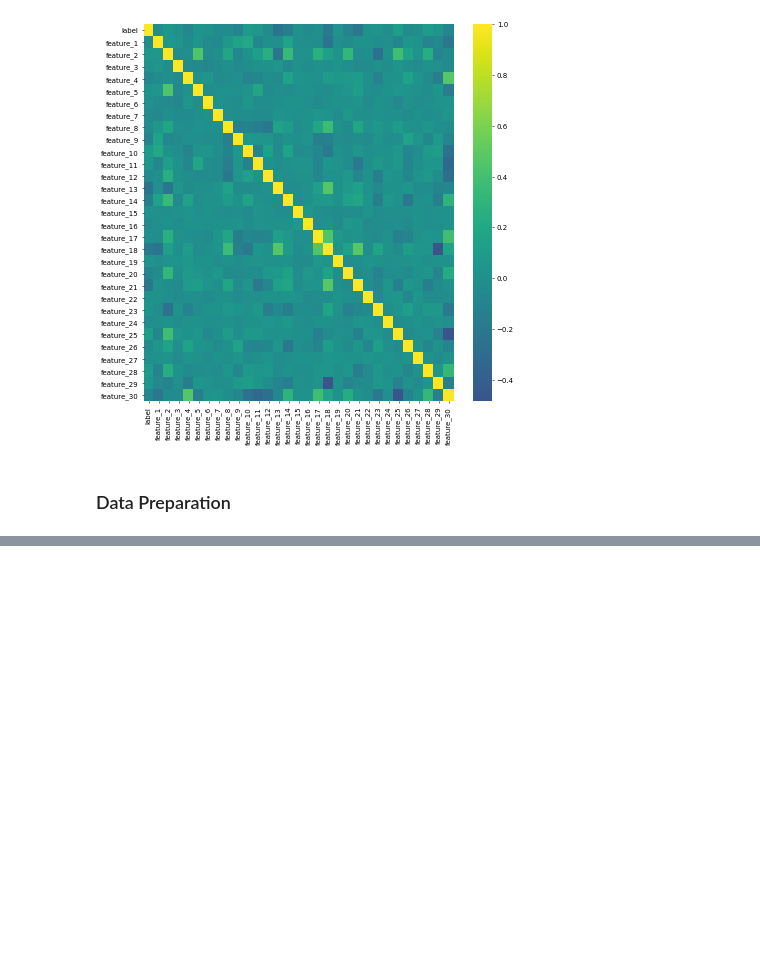
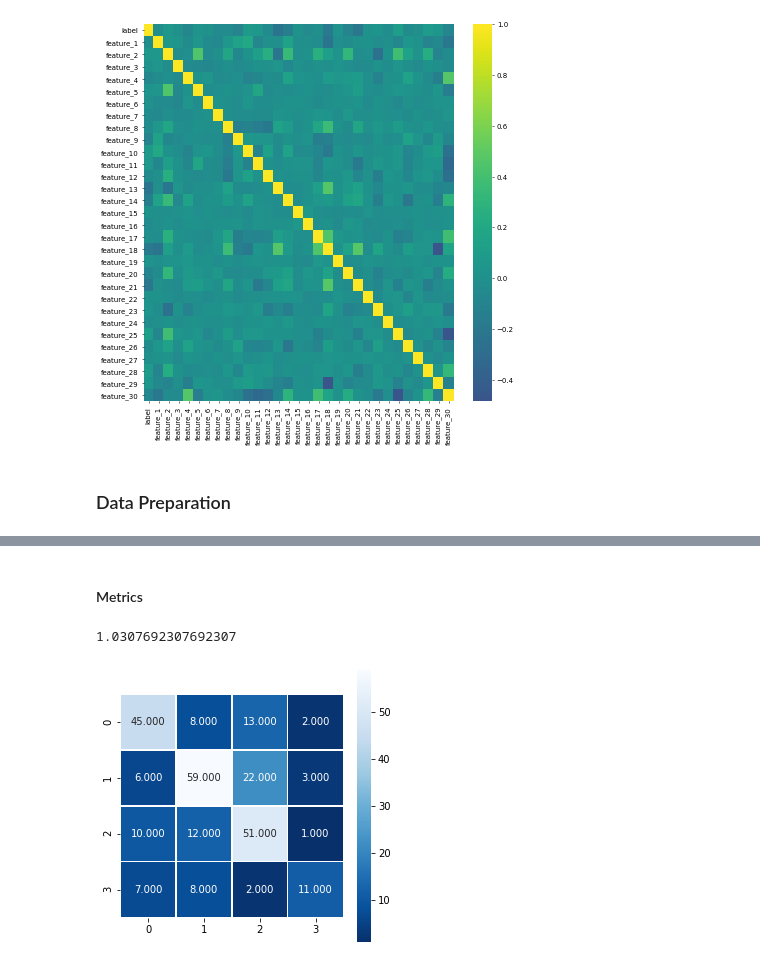
Before and after one commit to tommasoghisini/IndividualAssignment30412, a Jupyter notebook: Notebook.ipynb, the cells around one changed output, grey strips where cells are left out. Drawn from its saved outputs; the diff is of its cells as text; code cells hidden in the pictures; blank space fills up the shorter version.

```diff
--- a/Notebook.ipynb
+++ b/Notebook.ipynb
@@ -168,0 +221,3 @@ See the caveats in the documentation: https://pandas.pydata.org/pandas-docs/stab
+# %%
+train_set_features = train_set.drop(columns=["label"])
+train_set_targets = train_set["label"]
@@ -169,5 +226,5 @@ See the caveats in the documentation: https://pandas.pydata.org/pandas-docs/stab
 # %%
 from sklearn.linear_model import LogisticRegression
-log_reg = LogisticRegression(solver="lbfgs", random_state=42)
-log_reg.fit()
+log_reg = LogisticRegression(C=0.1, solver="newton-cg", random_state=42, max_iter=200)
+log_reg.fit(train_set_features, train_set_targets)
 # %% [output]
@@ -174,0 +267,22 @@ NameError: ignored
+# %% [markdown]
+#### Metrics
+# %%
+from sklearn.metrics import mean_squared_error
+
+
+test_set_features = test_set.drop(columns=["label"])
+test_set_targets = test_set["label"]
+# %%
+predictions = log_reg.predict(test_set_features)
+mse = mean_squared_error(test_set_targets, predictions)
+mse
+# %% [output]
+1.0307692307692307
+# %%
+from sklearn.metrics import confusion_matrix
+cm = confusion_matrix(test_set_targets, predictions)
+
+plt.figure(figsize=(5,5))
+sns.heatmap(cm, annot=True, fmt=".3f", linewidths=.5, square = True, cmap = 'Blues_r');
+# %% [output]
+[figure, added]
```
Also changed, not shown: parts of 15 cells of this notebook.
